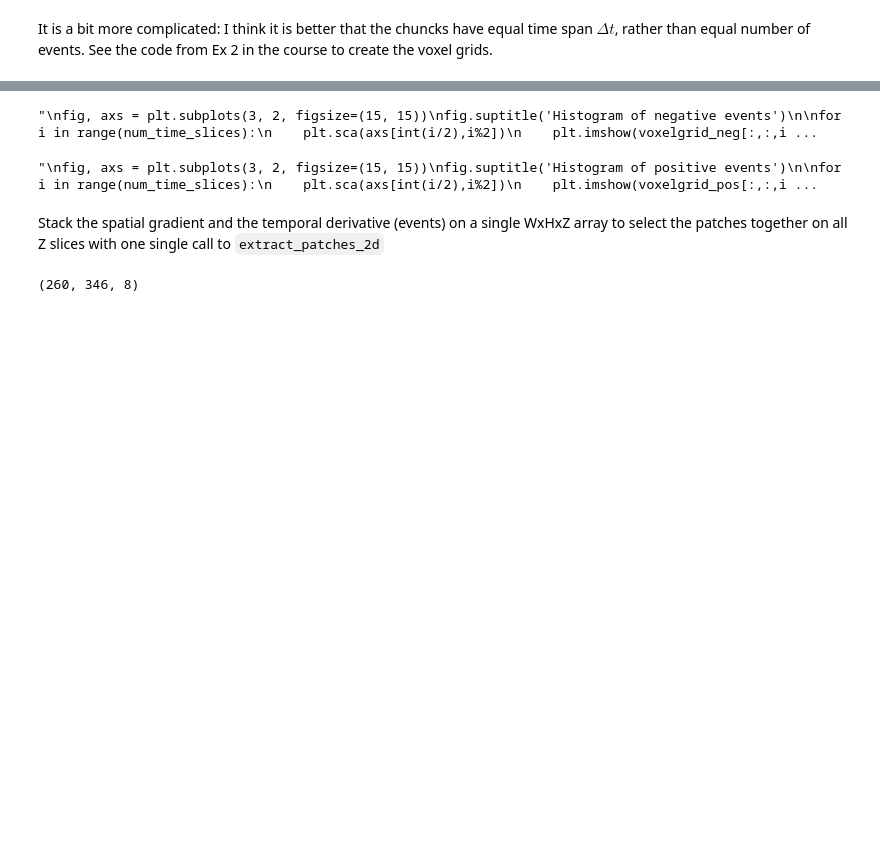
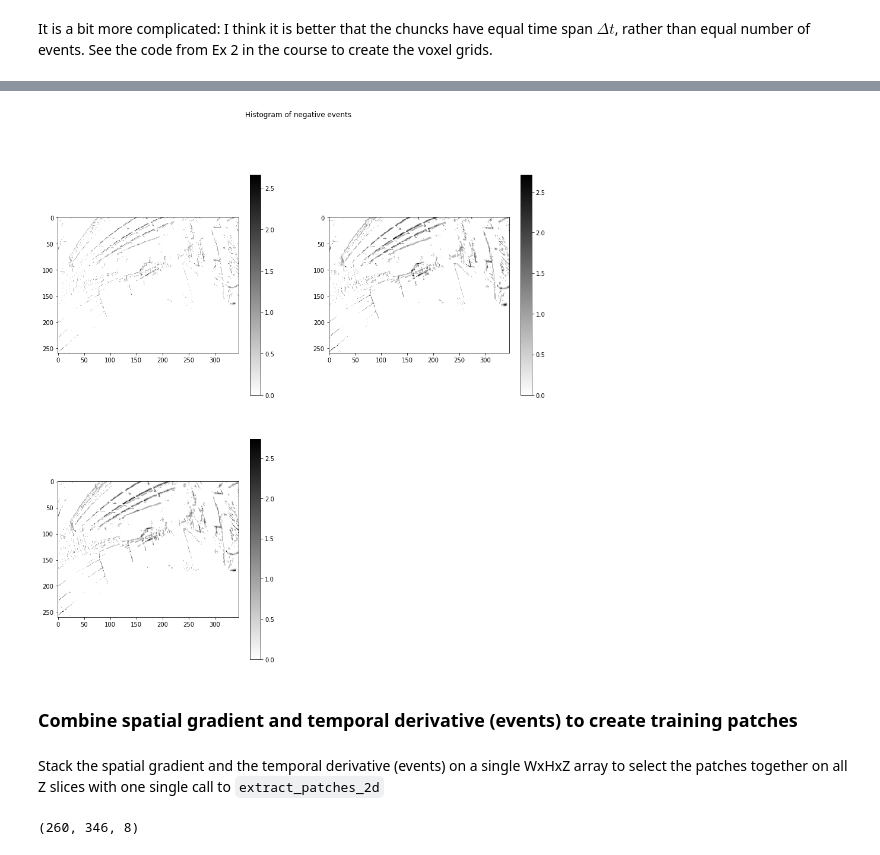
Before and after one commit to SudeshnaBora/Computer_Vision, a Jupyter notebook: code/Learning Phase.ipynb, the cells around one changed output, grey strips where cells are left out. Drawn from its saved outputs; the diff is of its cells as text; code cells hidden in the pictures; blank space fills up the shorter version.

```diff
--- a/code/Learning Phase.ipynb
+++ b/code/Learning Phase.ipynb
@@ -145,35 +207,22 @@ It is a bit more complicated: I think it is better that the chuncks have equal t
 # %%
-"""
-fig, axs = plt.subplots(3, 2, figsize=(15, 15))
-fig.suptitle('Histogram of negative events')
+if split_by_polarity:
+    fig, axs = plt.subplots(int((num_time_slices+1)/2), 2, figsize=(15, 15))
+    fig.suptitle('Histogram of negative events')
 
-for i in range(num_time_slices):
-    plt.sca(axs[int(i/2),i%2])
-    plt.imshow(voxelgrid_neg[:,:,i], cmap='gray_r')
-    plt.colorbar()
+    for i in range(num_time_slices):
+        plt.sca(axs[int(i/2),i%2])
+        plt.imshow(voxelgrid_neg[:,:,i], cmap='gray_r')
+        plt.colorbar()
 
-axs.flat[-1].set_visible(False)
+    if num_time_slices % 2 == 1:
+        # if odd number of plots, hide last one
+        axs.flat[-1].set_visible(False)
 
-plt.show()
-"""
+    plt.show()
 # %% [output]
-"\nfig, axs = plt.subplots(3, 2, figsize=(15, 15))\nfig.suptitle('Histogram of negative events')\n\nfor i in range(num_time_slices):\n    plt.sca(axs[int(i/2),i%2])\n    plt.imshow(voxelgrid_neg[:,:,i ...
+[figure, added]
-# %%
-"""
-fig, axs = plt.subplots(3, 2, figsize=(15, 15))
-fig.suptitle('Histogram of positive events')
-
-for i in range(num_time_slices):
-    plt.sca(axs[int(i/2),i%2])
-    plt.imshow(voxelgrid_pos[:,:,i], cmap='gray_r')
-    plt.colorbar()
-
-axs.flat[-1].set_visible(False)
-
-plt.show()
-"""
-# %% [output]
-"\nfig, axs = plt.subplots(3, 2, figsize=(15, 15))\nfig.suptitle('Histogram of positive events')\n\nfor i in range(num_time_slices):\n    plt.sca(axs[int(i/2),i%2])\n    plt.imshow(voxelgrid_pos[:,:,i ...
+# %% [markdown]
+### Combine spatial gradient and temporal derivative (events) to create training patches
 # %% [markdown]
 Stack the spatial gradient and the temporal derivative (events) on a single WxHxZ array to select the patches together on all Z slices with one single call to `extract_patches_2d`
 # %%
```
Also changed, not shown: parts of 31 cells of this notebook.
